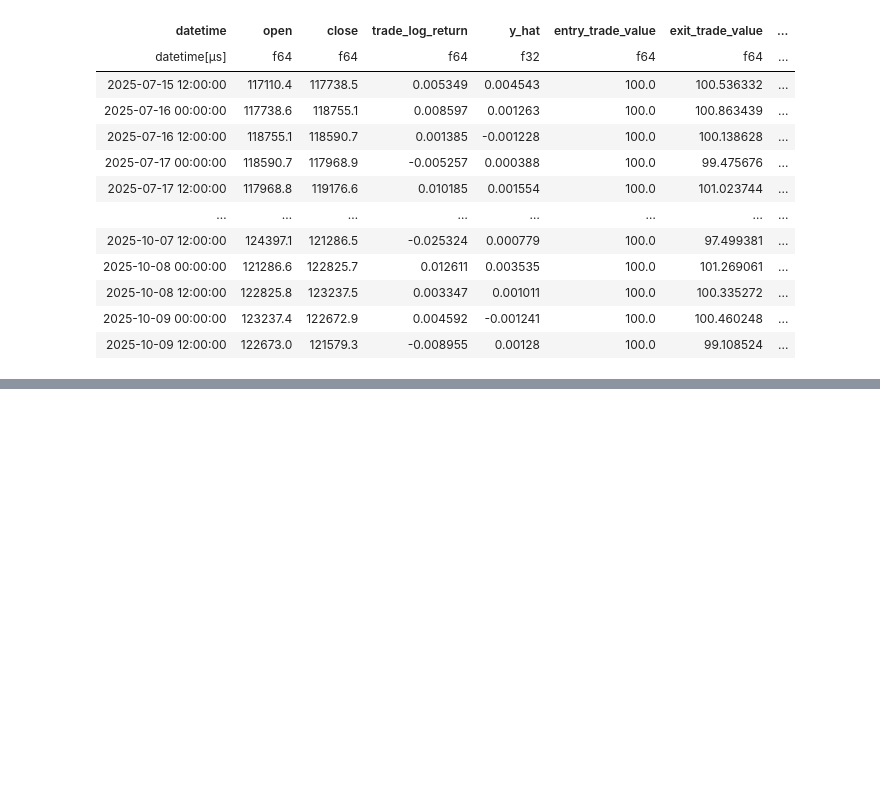
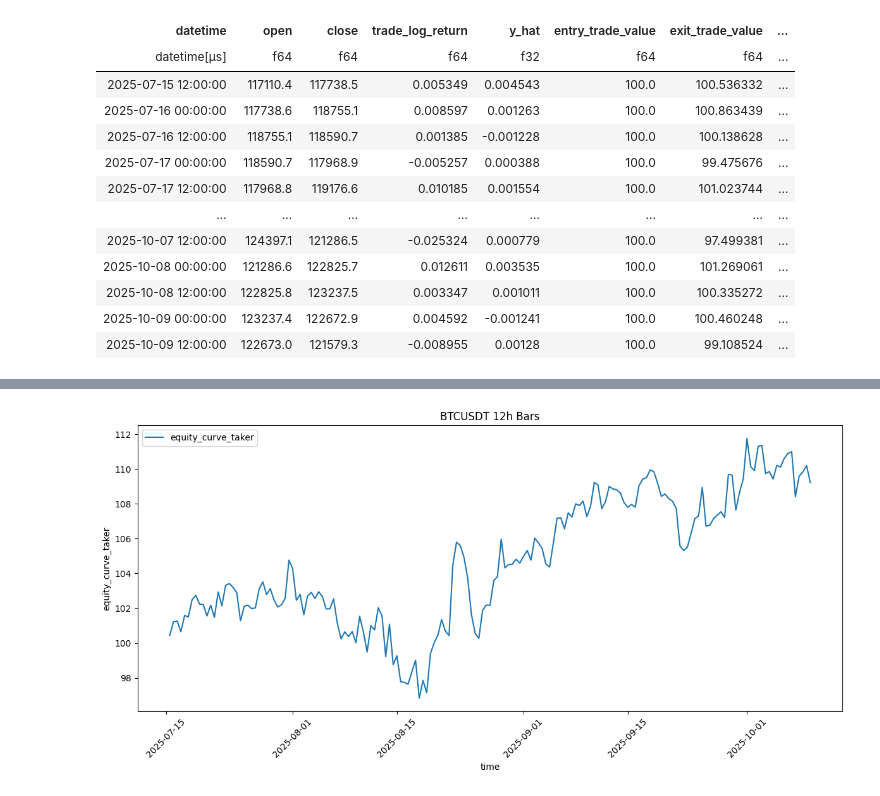
Before and after one commit to MichaelLy766/ML-Systematic-Trading-Engine, a Jupyter notebook: trading_strat.ipynb, the cells around one changed output, grey strips where cells are left out. Saved outputs shown, nothing was run; the diff lists cells and outputs as text; code cells hidden in the pictures; blank space fills up the shorter version.

```diff
--- a/trading_strat.ipynb
+++ b/trading_strat.ipynb
@@ -282,0 +283,11 @@ shape: (173, 9)
+# %%
+taker_fee = binance.TAKER_FEE
+maker_fee = binance.MAKER_FEE
+
+trades = trades.with_columns(
+    (pl.col('entry_trade_value') * taker_fee + pl.col('exit_trade_value') * taker_fee).alias('taker_fee'),
+    (pl.col('entry_trade_value') * maker_fee + pl.col('exit_trade_value') * maker_fee).alias('maker_fee')
+)
+
+
+trades.select('datetime', 'open', 'close', 'trade_log_return', 'y_hat', 'entry_trade_value', 'exit_trade_value', 'signed_trade_qty', 'trade_gross_pnl', 'maker_fee', 'taker_fee')
@@ -282,0 +311,8 @@ shape: (173, 9)
+# %%
+trades = trades.with_columns(
+    (pl.col('trade_gross_pnl') - pl.col('maker_fee')).alias('trade_net_maker_pnl'),
+    (pl.col('trade_gross_pnl') - pl.col('taker_fee')).alias('trade_net_taker_pnl'),
+)
+
+
+trades.select('datetime', 'open', 'close', 'trade_log_return', 'y_hat', 'entry_trade_value', 'exit_trade_value', 'signed_trade_qty', 'trade_gross_pnl', 'trade_net_taker_pnl', 'trade_net_maker_pnl')
@@ -282,0 +336,11 @@ shape: (173, 9)
+# %%
+def equity_curve(capital, col_name, suffix):
+    return (capital + (pl.col(col_name).cum_sum())).alias(f'equity_curve_{suffix}')
+
+trades = trades.with_columns(
+    equity_curve(capital, 'trade_net_taker_pnl', 'taker'),
+    equity_curve(capital, 'trade_net_maker_pnl', 'maker'),
+    equity_curve(capital, 'trade_gross_pnl', 'gross'),
+)
+
+trades.select('datetime', 'equity_curve_gross', 'equity_curve_taker', 'equity_curve_maker')
@@ -282,0 +362,4 @@ shape: (173, 9)
+# %%
+research.plot_static_timeseries(trades, sym, 'equity_curve_taker',time_interval)
+# %% [output]
+[figure, added]
```
Also changed, not shown: parts of 21 cells of this notebook.
